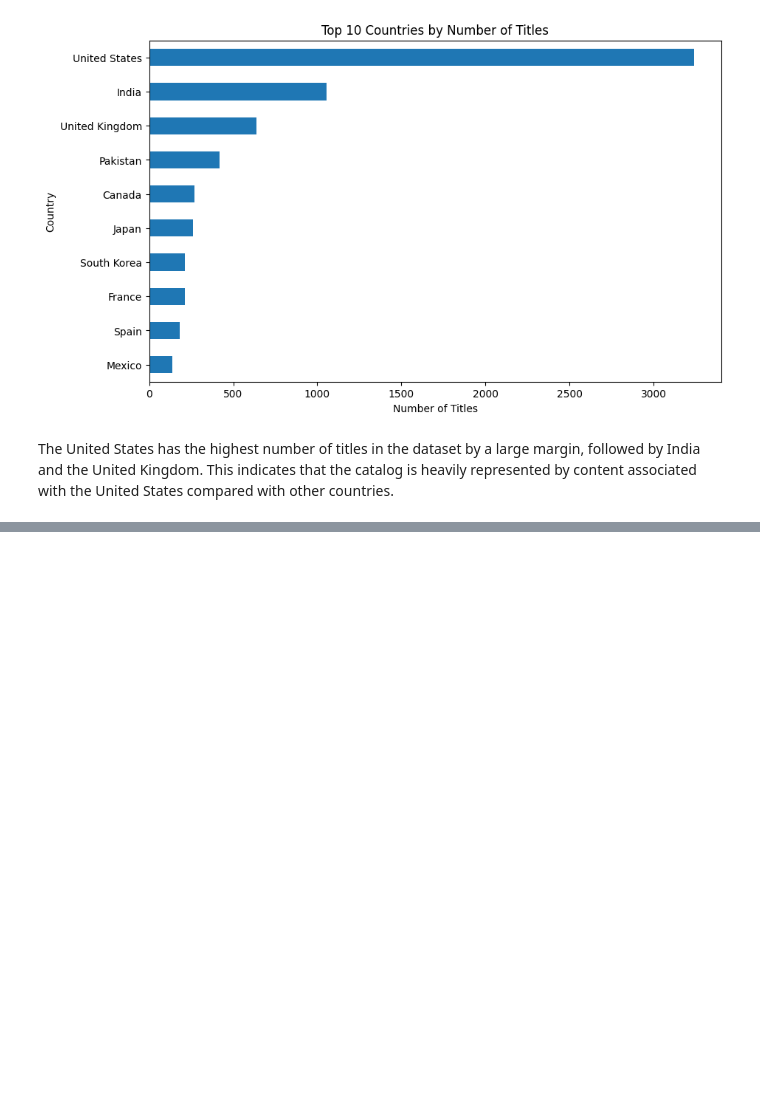
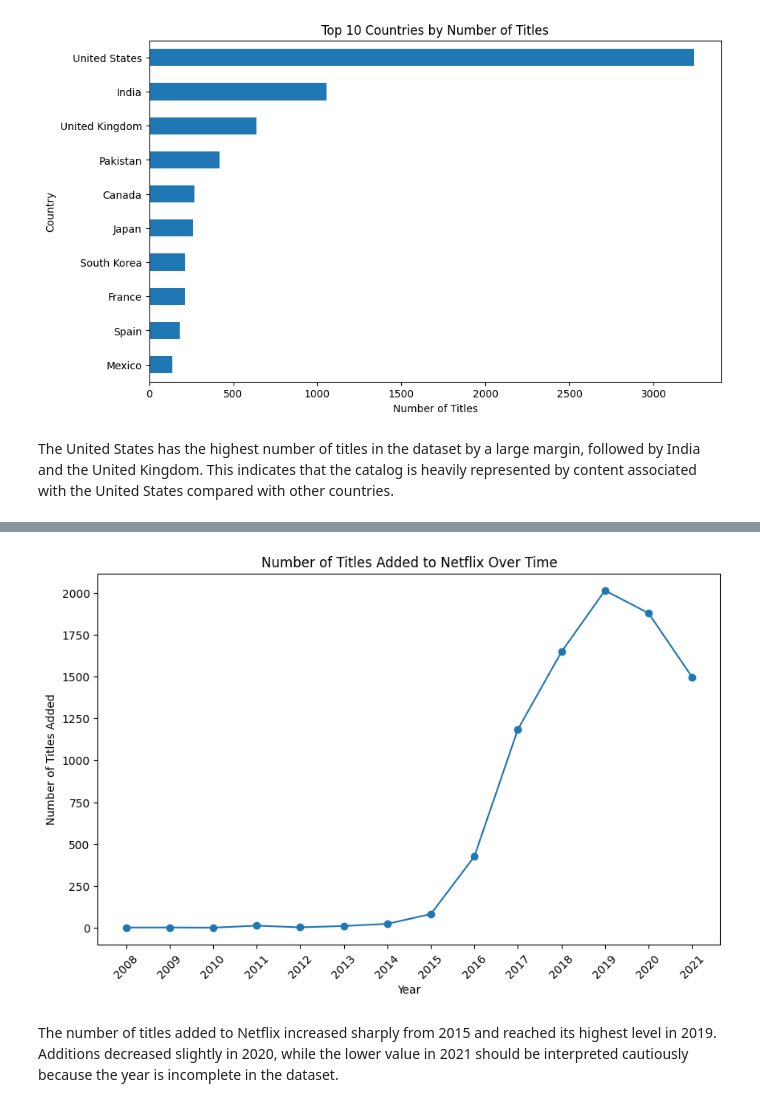
Before and after one commit to ahmedmamdouh111/Netflix-data-science-internship, a Jupyter notebook: Netflix_Data_Science_Internship.ipynb, the cells around one changed output, grey strips where cells are left out. Cells and saved outputs as stored; diff of their text form; code cells hidden in the pictures; blank space fills up the shorter version.

```diff
--- a/Netflix_Data_Science_Internship.ipynb
+++ b/Netflix_Data_Science_Internship.ipynb
@@ -2395,3 +2395,6 @@ plt.show()
 [figure]
 # %% [markdown]
 The United States has the highest number of titles in the dataset by a large margin, followed by India and the United Kingdom. This indicates that the catalog is heavily represented by content associated with the United States compared with other countries.
+# %%
+titles_per_year = (data['date_added'].dt.year.value_counts().sort_index())
+titles_per_year
@@ -2397,0 +2419,16 @@ The United States has the highest number of titles in the dataset by a large mar
+# %%
+plt.figure(figsize=(10, 6))
+plt.plot(
+    titles_per_year.index,
+    titles_per_year.values,
+    marker='o'
+)
+plt.title('Number of Titles Added to Netflix Over Time')
+plt.xlabel('Year')
+plt.ylabel('Number of Titles Added')
+plt.xticks(titles_per_year.index, rotation=45)
+plt.show()
+# %% [output]
+[figure, added]
+# %% [markdown]
+The number of titles added to Netflix increased sharply from 2015 and reached its highest level in 2019. Additions decreased slightly in 2020, while the lower value in 2021 should be interpreted cautiously because the year is incomplete in the dataset.
```
Also changed, not shown: parts of 9 cells of this notebook.
